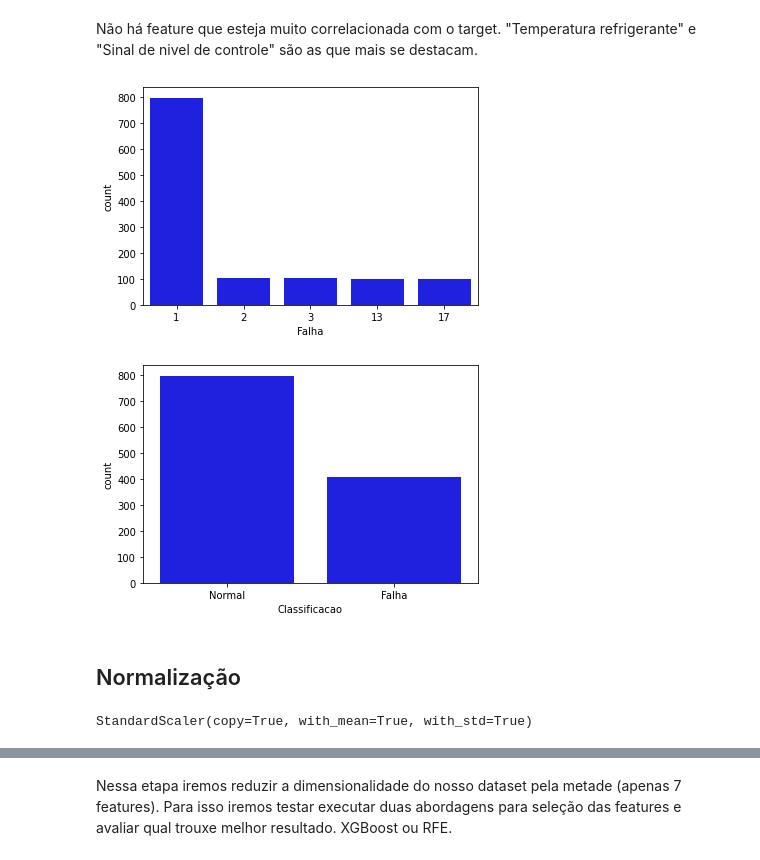
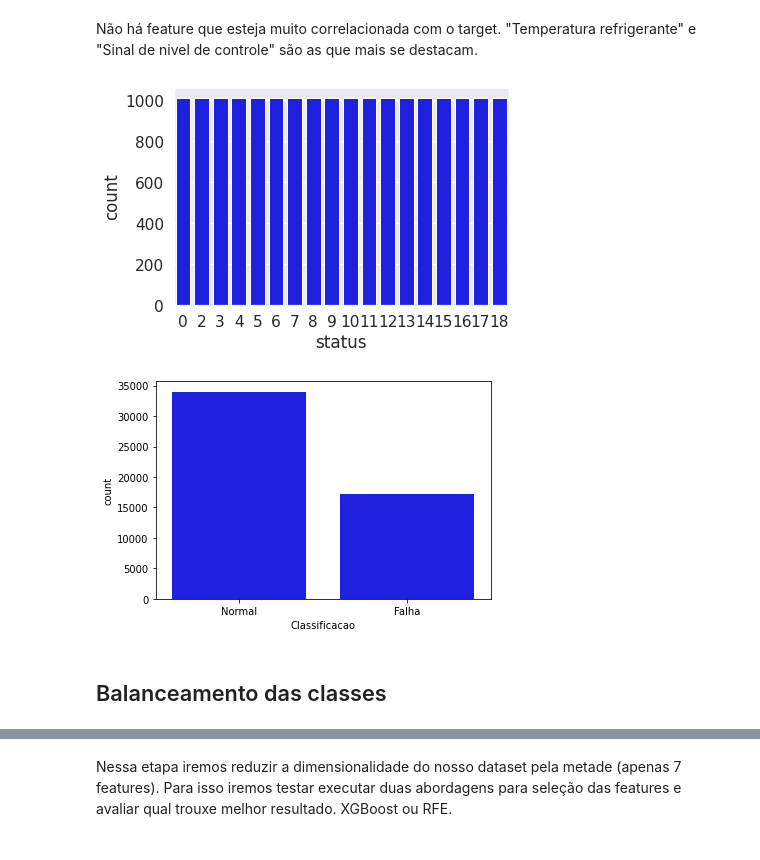
Before and after one commit to ArturGuilherme/tcc-avaliacao-classificadores, a Jupyter notebook: notebooks/performance_modelos_tcc.ipynb, the cells around one changed output, grey strips where cells are left out. Drawn from its saved outputs; the diff is of its cells as text; code cells hidden in the pictures.

```diff
--- a/notebooks/performance_modelos_tcc.ipynb
+++ b/notebooks/performance_modelos_tcc.ipynb
@@ -61,0 +48,17 @@ df_train = df_train_full.copy()
+# %%
+columns = ['Feed concentration','Feed flowrate','Feed temperature','Reactor level','Product A concentration',\
+        'Product B concentration','Reactor temperature','Coolant flowrate','Product flowrate','Coolant inlet temperature',\
+        'Coolant inlet pressure','Level controller output','Coolant controller output','Coolant setpoint','status']
+
+#Importação do arquivo de Train
+df_train =  pd.read_csv('https://raw.githubusercontent.com/ArturGuilherme/tcc-avaliacao-classificadores/master/data/baseCompleta.csv',names=columns,sep=';',decimal='.')
+
+#balanceamento da classe de status 0
+df_status_0 = df_train[df_train['status']==0].sample(n=1010,random_state=42)
+df_status_dif_0 = df_train[df_train['status']!=0]
+
+df_train = pd.concat([df_status_0,df_status_dif_0],ignore_index=True)
+
+
+#Teste da im portação
+df_train.head()
@@ -214,24 +242,19 @@ df_aux.corr().style.background_gradient().set_precision(2)
 Não há feature que esteja muito correlacionada com o target. "Temperatura refrigerante" e "Sinal de nivel de controle" são as que mais se destacam.
 # %%
 #Anlise da distruibuição dos rotulos
-sns.countplot(df_train['Falha'], color='blue');
+sns.countplot(df_train['status'], color='blue');
 # %% [output]
-[figure, old version]
+[figure, new version]
 # %%
 df_aux = df_train.copy()
 df_aux['Classificacao'] = 0
 for index,row in df_aux.iterrows():
-  if row['Falha'] != 1:
+  if row['status'] != 0:
     df_aux.Classificacao.loc[index] = 'Falha'
   else:
     df_aux.Classificacao.loc[index] = 'Normal'
 sns.countplot(df_aux['Classificacao'], color='blue');
 # %% [output]
-[figure, old version]
+[figure, new version]
-# %% [markdown]
-## Normalização
-# %%
-scaler = StandardScaler()
-scaler.fit(X_train)
-# %% [output]
-StandardScaler(copy=True, with_mean=True, with_std=True)
+# %% [markdown]
+## Balanceamento das classes
```
Also changed, not shown: parts of 115 cells of this notebook, 3 other files.
